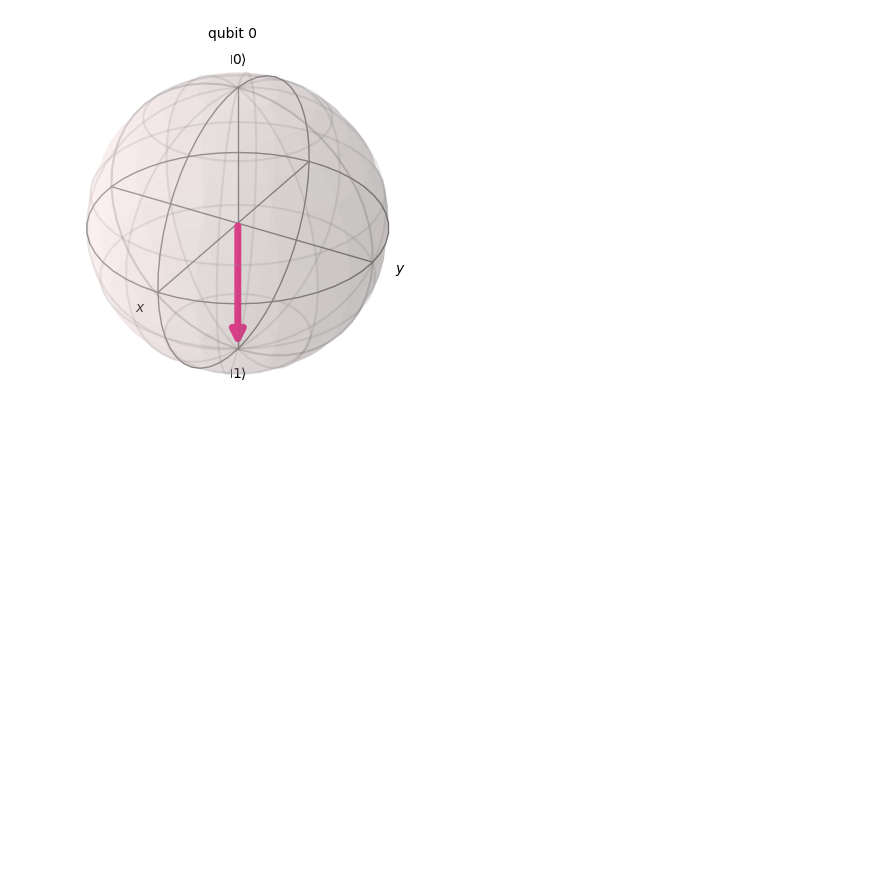
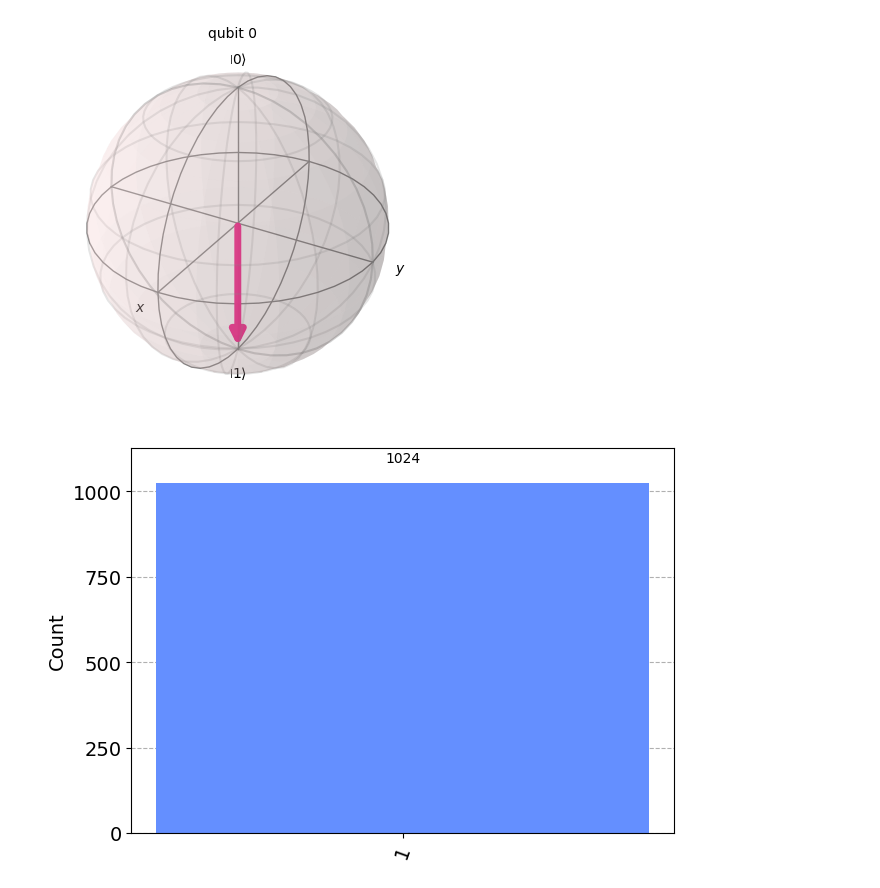
Before and after one commit to asubramanian08/Quantum-Computing, a Jupyter notebook: qiskit-season1.ipynb, the cells around one changed output. Cells and saved outputs as stored; diff of their text form; code cells hidden in the pictures; blank space fills up the shorter version.

```diff
--- a/qiskit-season1.ipynb
+++ b/qiskit-season1.ipynb
@@ -167,3 +178,11 @@ c: 1/═════
 Statevector([0.+0.j, 1.+0.j],
             dims=(2,))
 [figure]
+# %%
+# Execute the circuit (Visualization #4)
+circuit.measure([0], [0]) # measure qubit 0 and store in classical bit 0
+backend = Aer.get_backend('qasm_simulator')
+counts = execute(circuit, backend=backend, shots = 1024).result().get_counts()
+plot_histogram(counts)
+# %% [output]
+[figure, added]
```
Also changed, not shown: parts of 9 cells of this notebook.
